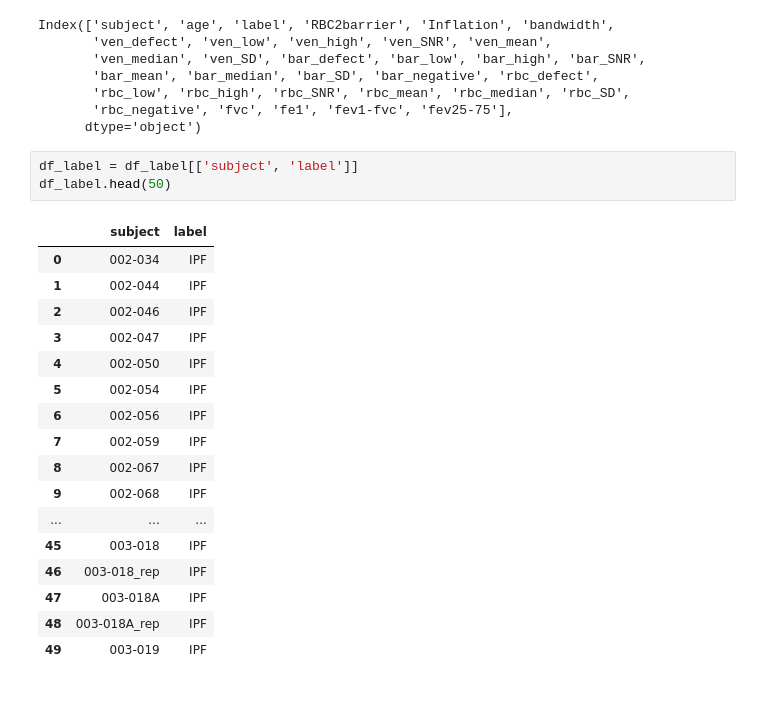
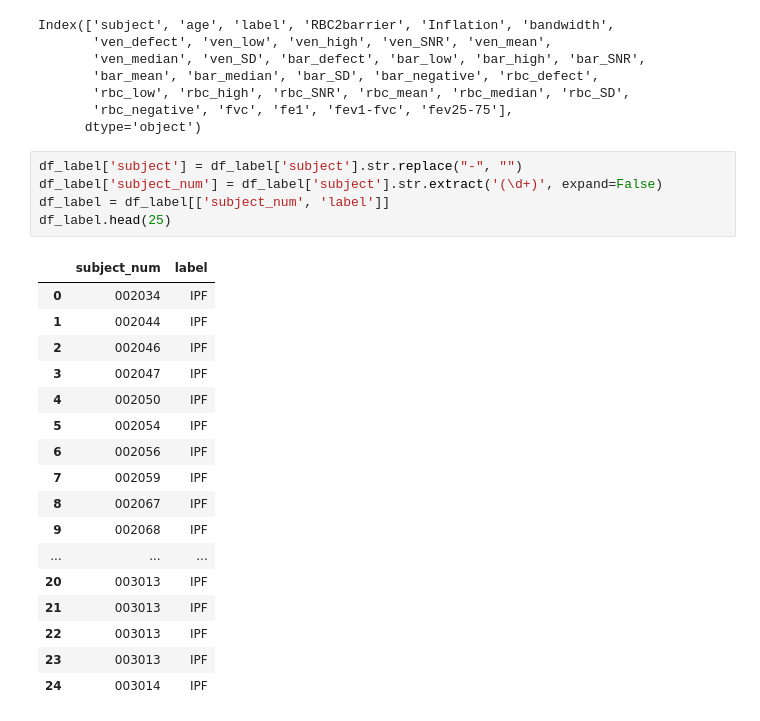
Before and after one commit to sl609/DataSciProject, a Jupyter notebook: BME590.12_Processing.ipynb, the cells around one changed output. Cells and saved outputs as stored; diff of their text form.

```diff
--- a/BME590.12_Processing.ipynb
+++ b/BME590.12_Processing.ipynb
@@ -19,27 +19,29 @@ Index(['subject', 'age', 'label', 'RBC2barrier', 'Inflation', 'bandwidth',
        'rbc_low', 'rbc_high', 'rbc_SNR', 'rbc_mean', 'rbc_median', 'rbc_SD',
        'rbc_negative', 'fvc', 'fe1', 'fev1-fvc', 'fev25-75'],
       dtype='object')
-# %%
-df_label = df_label[['subject', 'label']]
-df_label.head(50)
-# %% [output]
-|  | subject | label |
-| 0 | 002-034 | IPF |
-| 1 | 002-044 | IPF |
-| 2 | 002-046 | IPF |
-| 3 | 002-047 | IPF |
-| 4 | 002-050 | IPF |
-| 5 | 002-054 | IPF |
-| 6 | 002-056 | IPF |
-| 7 | 002-059 | IPF |
-| 8 | 002-067 | IPF |
-| 9 | 002-068 | IPF |
-| ... | ... | ... |
-| 45 | 003-018 | IPF |
-| 46 | 003-018_rep | IPF |
-| 47 | 003-018A | IPF |
-| 48 | 003-018A_rep | IPF |
-| 49 | 003-019 | IPF |
+# %%
+df_label['subject'] = df_label['subject'].str.replace("-", "")
+df_label['subject_num'] = df_label['subject'].str.extract('(\d+)', expand=False)
+df_label = df_label[['subject_num', 'label']]
+df_label.head(25)
+# %% [output]
+|  | subject_num | label |
+| 0 | 002034 | IPF |
+| 1 | 002044 | IPF |
+| 2 | 002046 | IPF |
+| 3 | 002047 | IPF |
+| 4 | 002050 | IPF |
+| 5 | 002054 | IPF |
+| 6 | 002056 | IPF |
+| 7 | 002059 | IPF |
+| 8 | 002067 | IPF |
+| 9 | 002068 | IPF |
+| ... | ... | ... |
+| 20 | 003013 | IPF |
+| 21 | 003013 | IPF |
+| 22 | 003013 | IPF |
+| 23 | 003013 | IPF |
+| 24 | 003014 | IPF |
 # %%
 df_value = pd.read_excel("Full_scan3.xls")
 df_value.columns = ['subject', 'left_top', 'left_mid', 'left_bot', 'right_top', 'right_mid', 'right_bot']
```
Also changed, not shown: parts of 4 cells of this notebook, 1 other file.
